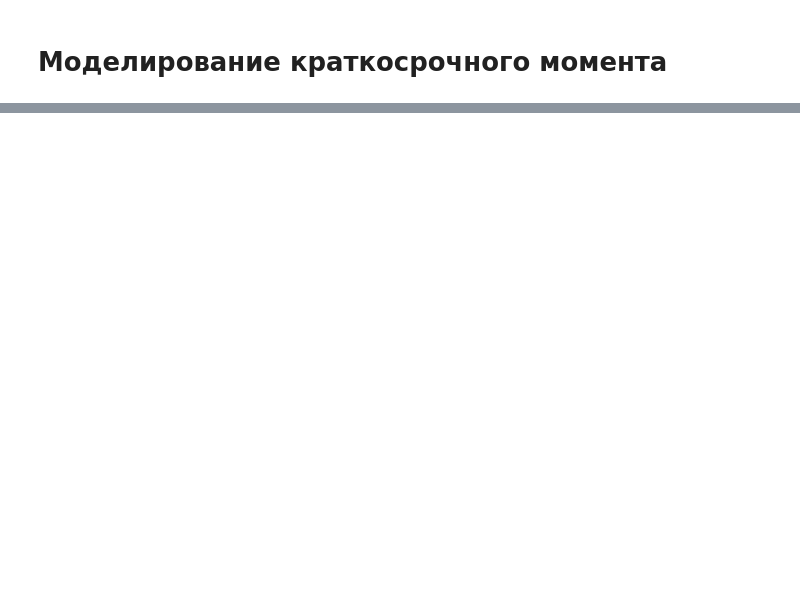
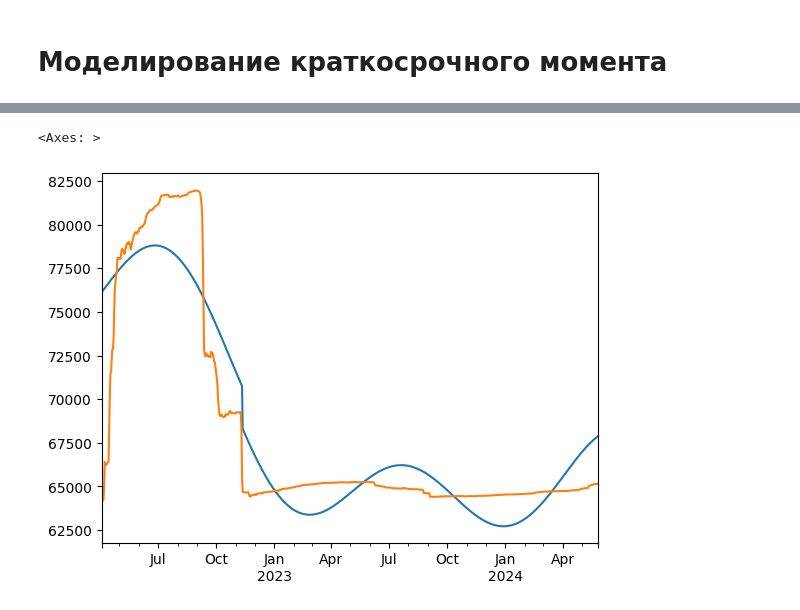
Before and after one commit to HexQuant/rua, a Jupyter notebook: area.ipynb, the cells around one changed output, grey strips where cells are left out. Cells and saved outputs as stored; diff of their text form; code cells hidden in the pictures; blank space fills up the shorter version.

```diff
--- a/area.ipynb
+++ b/area.ipynb
@@ -156,0 +162,13 @@ aa
+# %%
+best_ff = None
+best_aic = 99e99
+for order in range(1, 3):
+    for period in np.linspace(order * 2, 2 * 365.25, 100):
+        fourier_gen = Fourier(period, order)
+        ff = fourier_gen.in_sample(aa.index)
+        ff["prefix"] = aa["prefix"]
+        ff = add_trend(ff, "ct")
+        model = sm.OLS(aa["area"], ff).fit()
+        if best_ff is None or best_aic > model.aic:
+            best_ff = model
+best_ff.summary()
@@ -156,0 +202,6 @@ aa
+# %%
+best_ff.predict(ff).plot()
+aa["area"].plot()
+# %% [output]
+<Axes: >
+[figure, added]
```
Also changed, not shown: parts of 12 cells of this notebook, 2 other files.
